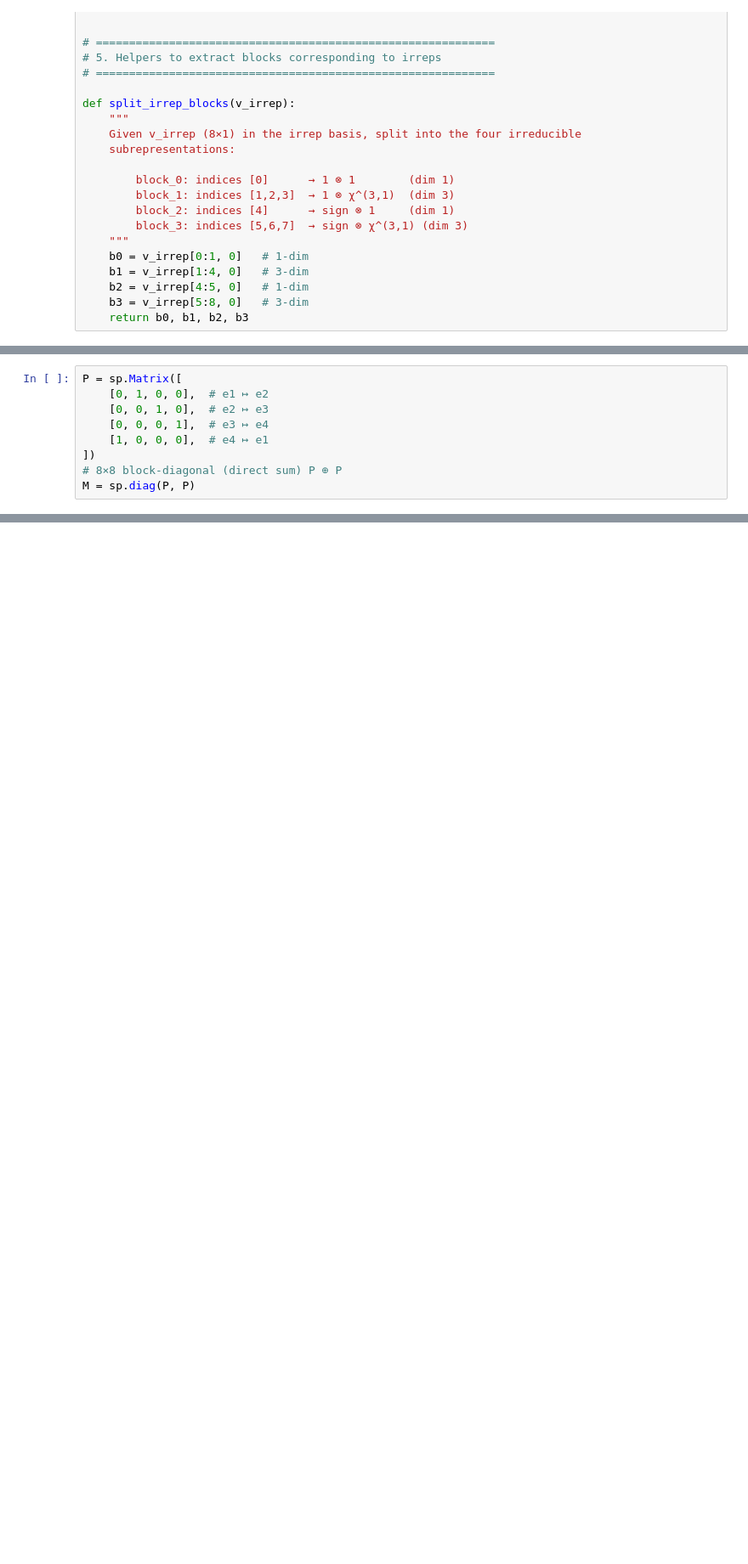
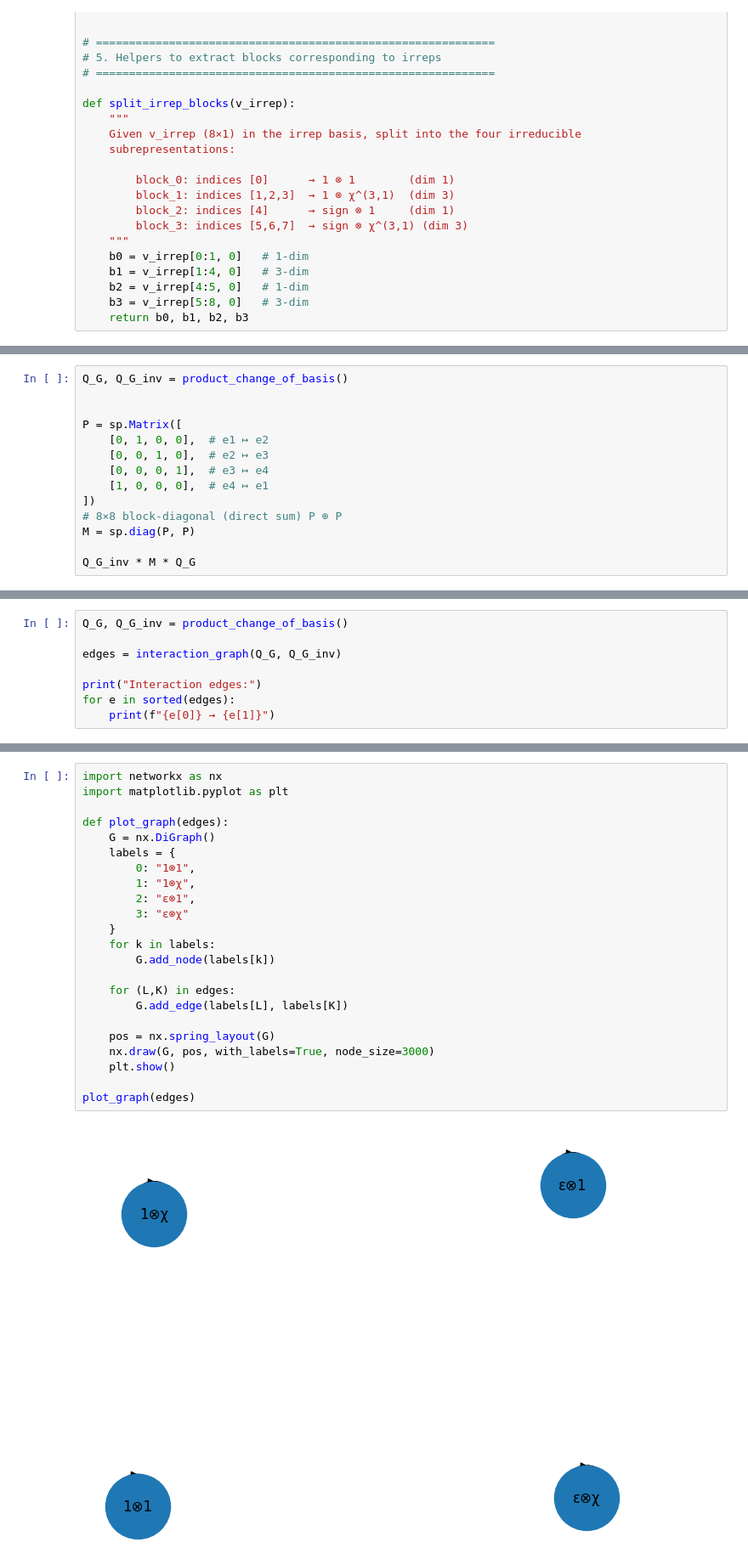
Before and after one commit to ManiShayestehfar/Masters, a Jupyter notebook: equivarient_NN/finite_groups/C2_X_S4_S3.ipynb, the cells around one changed output, grey strips where cells are left out. Shown at 85% size. Drawn from its saved outputs; the diff is of its cells as text; blank space fills up the shorter version.

```diff
--- a/equivarient_NN/finite_groups/C2_X_S4_S3.ipynb
+++ b/equivarient_NN/finite_groups/C2_X_S4_S3.ipynb
@@ -432,4 +419,7 @@ QC2, QC2_inv = c2_change_of_basis()
 # %%
+Q_G, Q_G_inv = product_change_of_basis()
+
+
 P = sp.Matrix([
     [0, 1, 0, 0],  # e1 ↦ e2
     [0, 0, 1, 0],  # e2 ↦ e3
@@ -438,3 +428,5 @@ P = sp.Matrix([
 ])
 # 8×8 block-diagonal (direct sum) P ⊕ P
 M = sp.diag(P, P)
+
+Q_G_inv * M * Q_G
@@ -456,0 +517,8 @@ $\displaystyle \left[\begin{matrix}\tanh{\left(2 \right)} & 0 & \tanh{\left(1 \r
+# %%
+Q_G, Q_G_inv = product_change_of_basis()
+
+edges = interaction_graph(Q_G, Q_G_inv)
+
+print("Interaction edges:")
+for e in sorted(edges):
+    print(f"{e[0]} → {e[1]}")
@@ -456,0 +531,25 @@ $\displaystyle \left[\begin{matrix}\tanh{\left(2 \right)} & 0 & \tanh{\left(1 \r
+# %%
+import networkx as nx
+import matplotlib.pyplot as plt
+
+def plot_graph(edges):
+    G = nx.DiGraph()
+    labels = {
+        0: "1⊗1",
+        1: "1⊗χ",
+        2: "ε⊗1",
+        3: "ε⊗χ"
+    }
+    for k in labels:
+        G.add_node(labels[k])
+
+    for (L,K) in edges:
+        G.add_edge(labels[L], labels[K])
+
+    pos = nx.spring_layout(G)
+    nx.draw(G, pos, with_labels=True, node_size=3000)
+    plt.show()
+
+plot_graph(edges)
+# %% [output]
+[figure, added]
```
Also changed, not shown: parts of 15 cells of this notebook, 2 other files.
